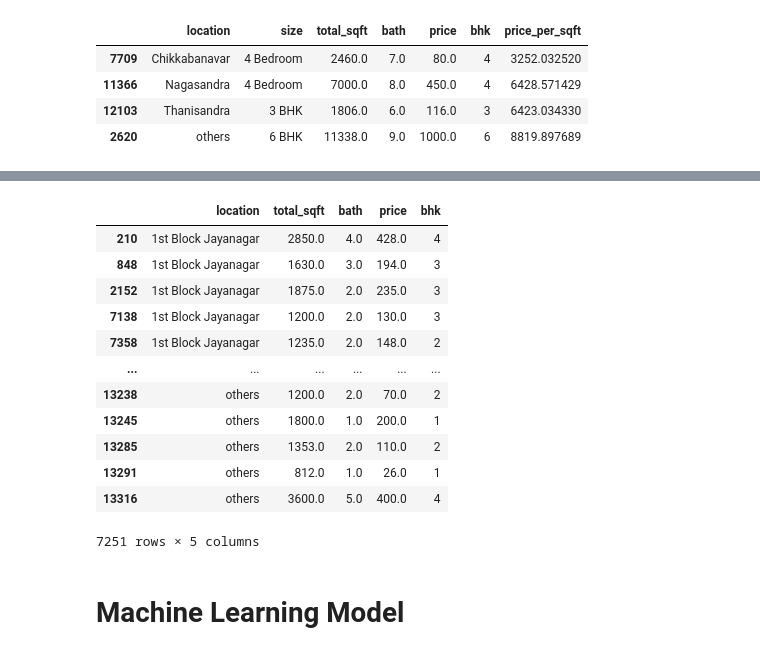
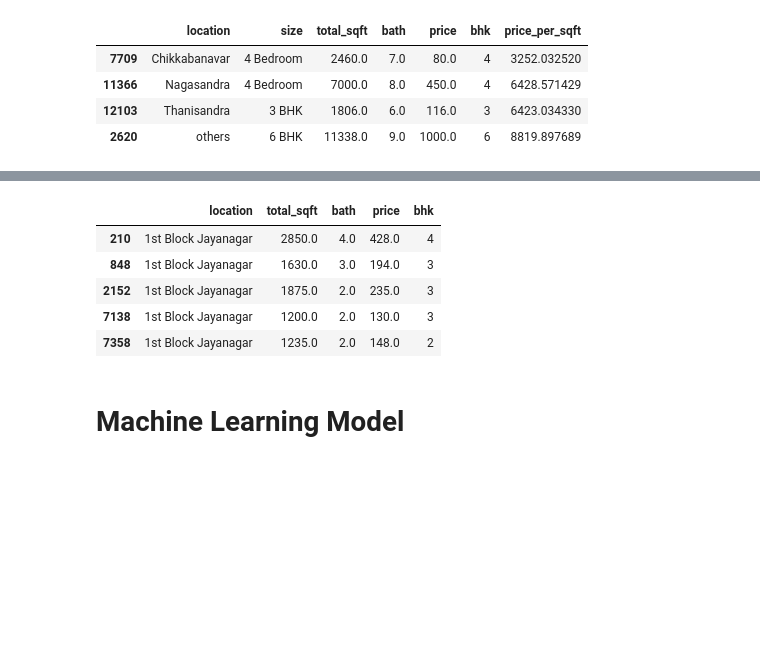
Before and after one commit to ShishirMagge/Machine-Learning-Projects, a Jupyter notebook: BengaluruPricePred/BengaluruPrice.ipynb, the cells around one changed output, grey strips where cells are left out. Saved outputs shown, nothing was run; the diff lists cells and outputs as text; code cells hidden in the pictures; blank space fills up the shorter version.

```diff
--- a/BengaluruPricePred/BengaluruPrice.ipynb
+++ b/BengaluruPricePred/BengaluruPrice.ipynb
@@ -373,20 +387,14 @@ df9
 # %%
 #dropping unnecessary columns
-df9.drop(['size','price_per_sqft'],axis='columns')
+df10 = df9.drop(['size','price_per_sqft'],axis='columns')
+df10.head(5)
 # %% [output]
 |  | location | total_sqft | bath | price | bhk |
 | 210 | 1st Block Jayanagar | 2850.0 | 4.0 | 428.0 | 4 |
 | 848 | 1st Block Jayanagar | 1630.0 | 3.0 | 194.0 | 3 |
 | 2152 | 1st Block Jayanagar | 1875.0 | 2.0 | 235.0 | 3 |
 | 7138 | 1st Block Jayanagar | 1200.0 | 2.0 | 130.0 | 3 |
 | 7358 | 1st Block Jayanagar | 1235.0 | 2.0 | 148.0 | 2 |
-| ... | ... | ... | ... | ... | ... |
-| 13238 | others | 1200.0 | 2.0 | 70.0 | 2 |
-| 13245 | others | 1800.0 | 1.0 | 200.0 | 1 |
-| 13285 | others | 1353.0 | 2.0 | 110.0 | 2 |
-| 13291 | others | 812.0 | 1.0 | 26.0 | 1 |
-| 13316 | others | 3600.0 | 5.0 | 400.0 | 4 |
-7251 rows × 5 columns
 # %% [markdown]
 # Machine Learning Model
 # %%
```
Also changed, not shown: parts of 19 cells of this notebook.
